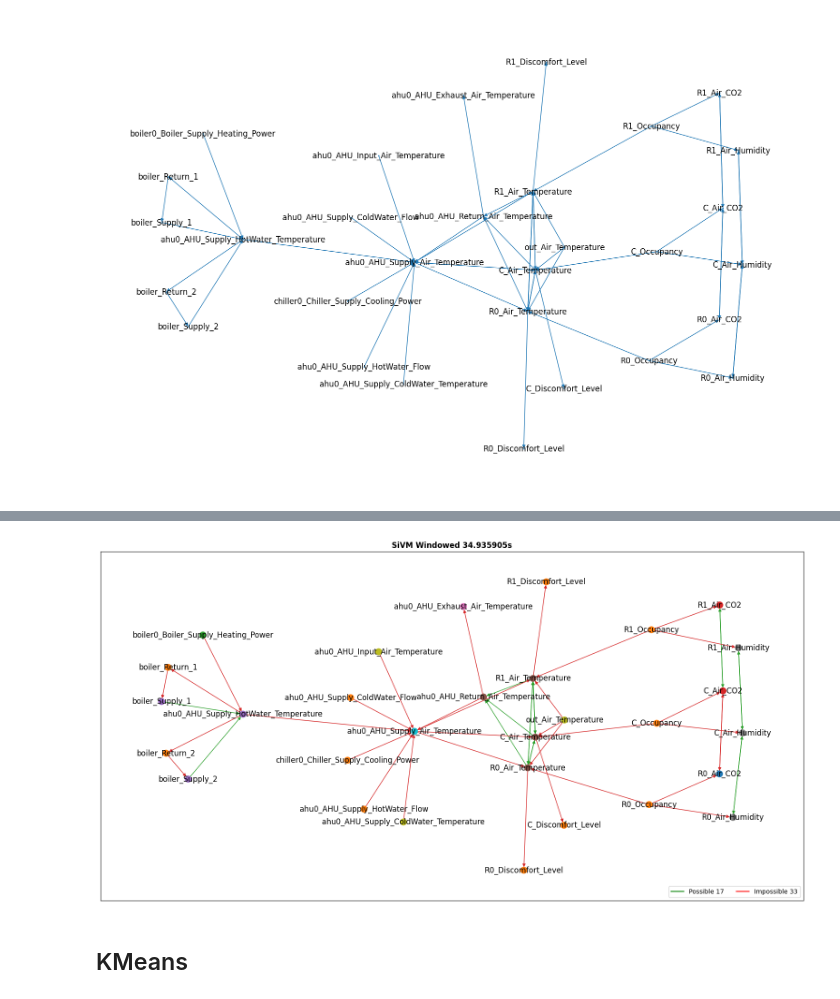
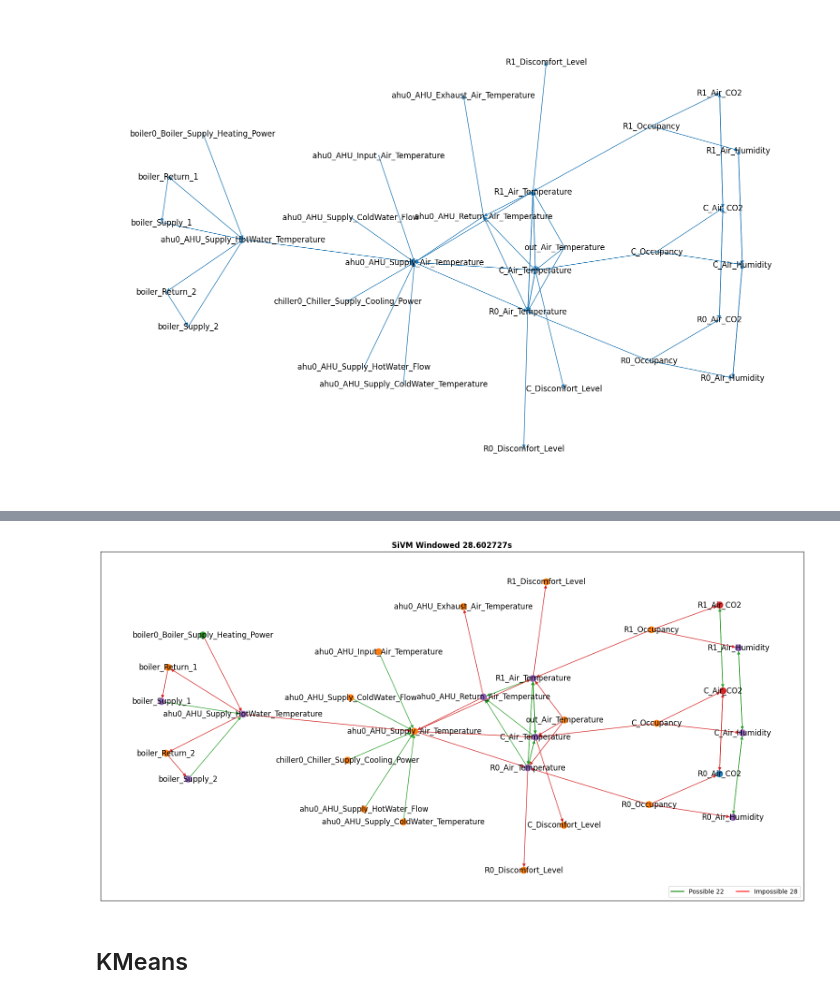
Before and after one commit to IBM/ctgcn-code, a Jupyter notebook: ctgcn/sivmV2.ipynb, the cells around one changed output, grey strips where cells are left out. Drawn from its saved outputs; the diff is of its cells as text; code cells hidden in the pictures.

```diff
--- a/ctgcn/sivmV2.ipynb
+++ b/ctgcn/sivmV2.ipynb
@@ -60,8 +60,8 @@ def mf_clusters(data, cluster_cnt, mfapproach="SIVM"):
 ### Real Data
 # %%
 # data of shape [timesteps x variables]
+n_clusters = 5
 data = np.load('../Data/Building/buildingheating.npy')
-n_clusters = 10
 var_names = ['R0_Air_Temperature', 'R0_Discomfort_Level',
        'R0_Occupancy', 'R0_Air_CO2', 'R0_Air_Humidity', 'R1_Air_Temperature',
        'R1_Discomfort_Level', 'R1_Occupancy', 'R1_Air_CO2', 'R1_Air_Humidity',
@@ -232,7 +227,7 @@ toc=datetime.now()
 # %%
-cluster_plot_ani(GN, cluster_maps, f"SiVM Windowed {(toc - tic).total_seconds()}s", saveto="../Plots/SiVM_Windowed.gif")
+cluster_plot_ani(GN, cluster_maps, f"SiVM Windowed {(toc - tic).total_seconds()}s", saveto=f"../Results/buildingheating/plots/SiVM_Windowed_{n_clusters}.gif")
 # %% [output]
-[figure, old version]
+[figure, new version]
 # %% [markdown]
 ## KMeans
 # %%
```
Also changed, not shown: parts of 14 cells of this notebook.
